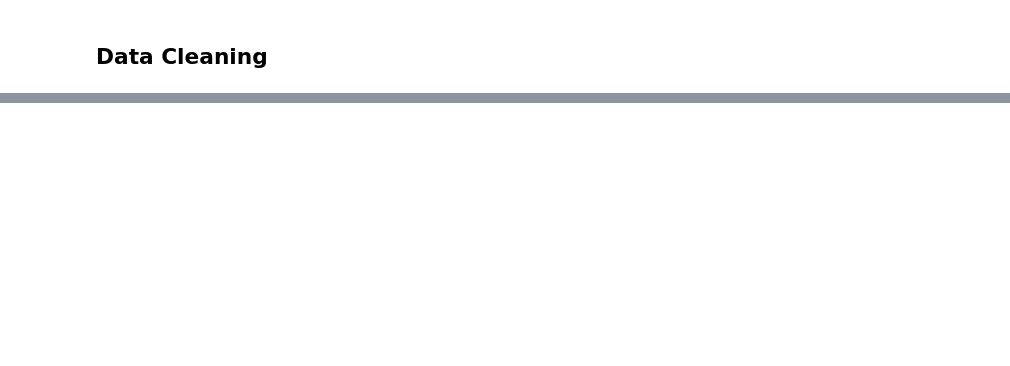
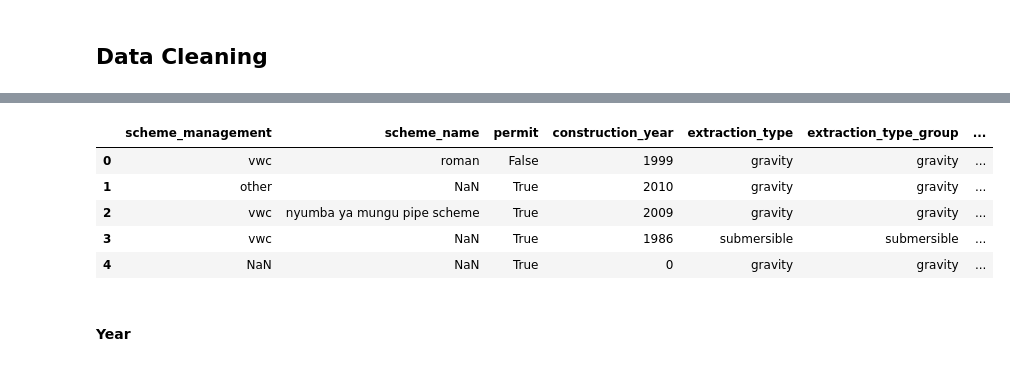
Before and after one commit to hardymunjal/MultiClass_Pump_Prediction, a Jupyter notebook: data_cleaning.ipynb, the cells around one changed output, grey strips where cells are left out. Drawn from its saved outputs; the diff is of its cells as text; code cells hidden in the pictures; blank space fills up the shorter version.

```diff
--- a/data_cleaning.ipynb
+++ b/data_cleaning.ipynb
@@ -57,0 +114,11 @@ Name: count, dtype: int64
+# %%
+df.head()
+# %% [output]
+|  | scheme_management | scheme_name | permit | construction_year | extraction_type | extraction_type_group | ... |
+| 0 | vwc | roman | False | 1999 | gravity | gravity | ... |
+| 1 | other | NaN | True | 2010 | gravity | gravity | ... |
+| 2 | vwc | nyumba ya mungu pipe scheme | True | 2009 | gravity | gravity | ... |
+| 3 | vwc | NaN | True | 1986 | submersible | submersible | ... |
+| 4 | NaN | NaN | True | 0 | gravity | gravity | ... |
+# %% [markdown]
+#### Year
```
Also changed, not shown: parts of 47 cells of this notebook.
